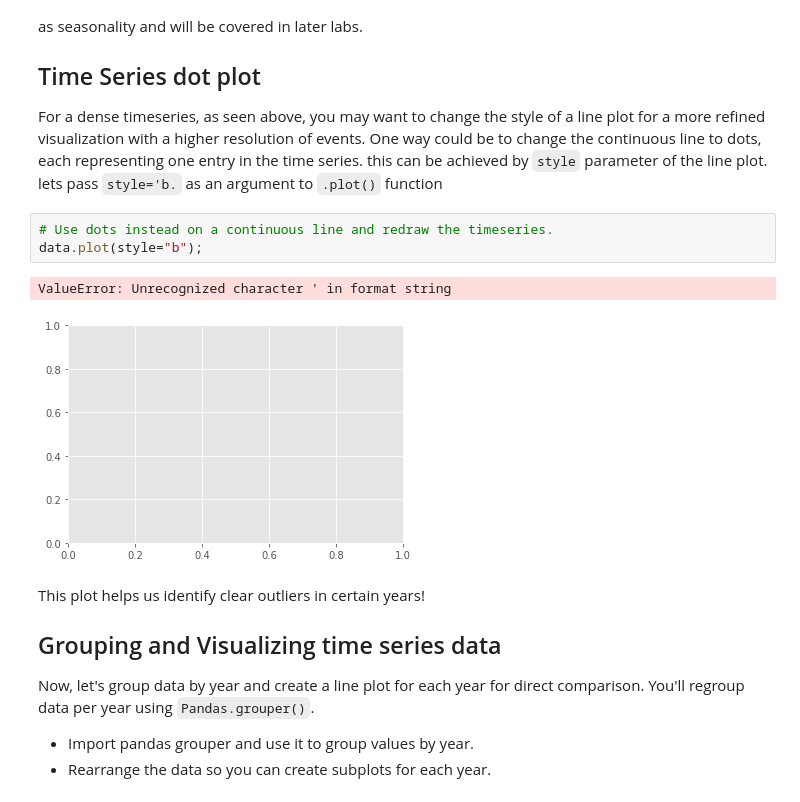
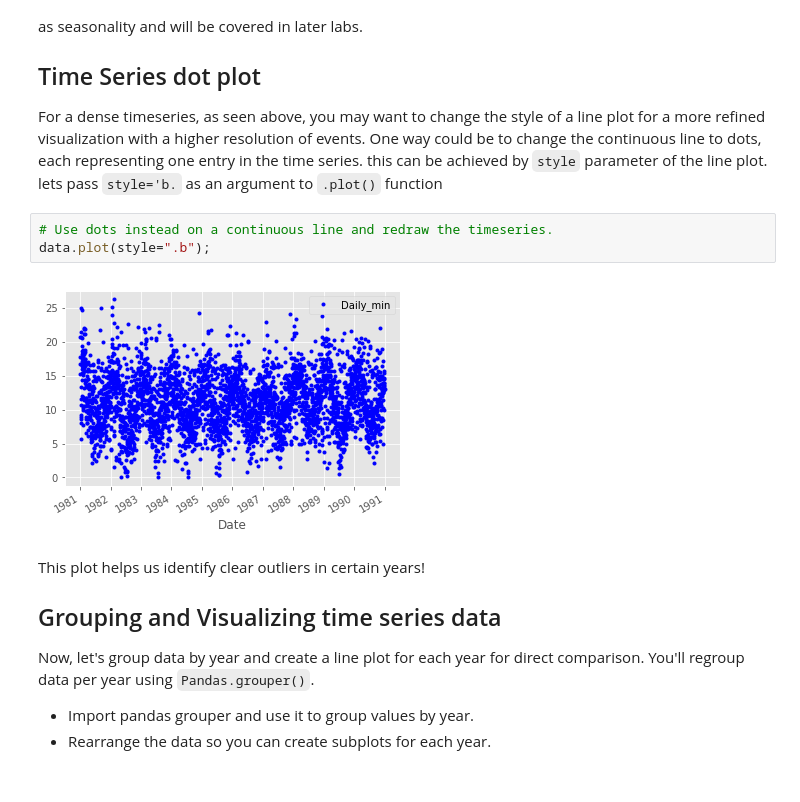
Before and after one commit to danjizquierdo/dsc-3-25-04-visualizing-time-series-data-lab-nyc-ds-career-012819, a Jupyter notebook: index.ipynb, the cells around one changed output. Drawn from its saved outputs; the diff is of its cells as text.

```diff
--- a/index.ipynb
+++ b/index.ipynb
@@ -66,10 +66,9 @@ Some distinguishable patterns appear when we plot the data. Here we can see a pa
 For a dense timeseries, as seen above, you may want to change the style of a line plot for a more refined visualization with a higher resolution of events. One way could be to change the continuous line to dots, each representing one entry in the time series. this can be achieved by `style` parameter of the line plot. lets pass `style='b.` as an argument to `.plot()` function
 # %%
 # Use dots instead on a continuous line and redraw the timeseries.
-data.plot(style="b");
+data.plot(style=".b");
 # %% [output]
-ValueError: Unrecognized character ' in format string
-[figure, old version]
+[figure, new version]
 # %% [markdown]
 This plot helps us identify clear outliers in certain years!
 
```
